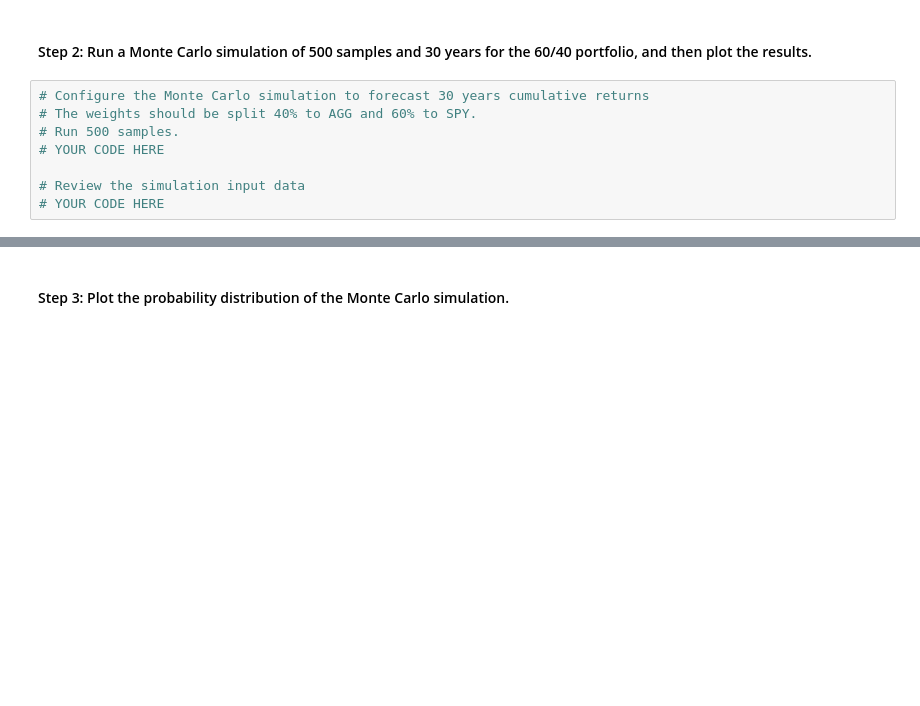
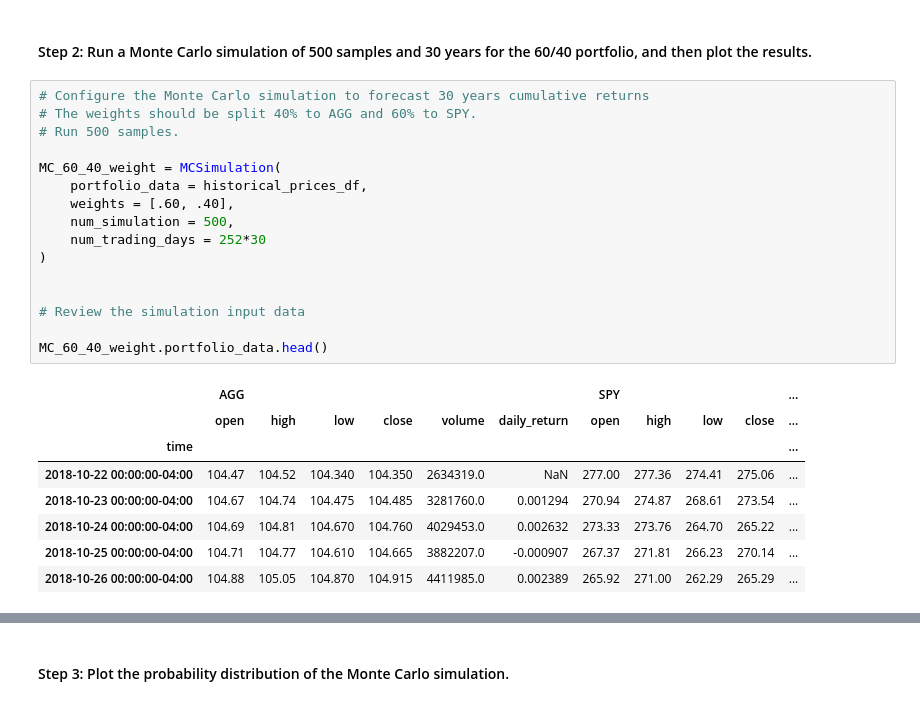
Before and after one commit to lindseyhardouin/Challenge_5, a Jupyter notebook: financial_planning_tools.ipynb, the cells around one changed output, grey strips where cells are left out. Cells and saved outputs as stored; diff of their text form; blank space fills up the shorter version.

```diff
--- a/financial_planning_tools.ipynb
+++ b/financial_planning_tools.ipynb
@@ -504,10 +533,27 @@ In this section, you’ll use the MCForecastTools library to create a Monte Carl
 # %%
 # Configure the Monte Carlo simulation to forecast 30 years cumulative returns
 # The weights should be split 40% to AGG and 60% to SPY.
 # Run 500 samples.
-# YOUR CODE HERE
+
+MC_60_40_weight = MCSimulation(
+    portfolio_data = historical_prices_df,
+    weights = [.60, .40],
+    num_simulation = 500,
+    num_trading_days = 252*30
+)
+
 
 # Review the simulation input data
-# YOUR CODE HERE
+
+MC_60_40_weight.portfolio_data.head()
+# %% [output]
+|  | AGG |  |  |  |  |  | SPY |  |  |  | ... |
+|  | open | high | low | close | volume | daily_return | open | high | low | close | ... |
+| time |  |  |  |  |  |  |  |  |  |  | ... |
+| 2018-10-22 00:00:00-04:00 | 104.47 | 104.52 | 104.340 | 104.350 | 2634319.0 | NaN | 277.00 | 277.36 | 274.41 | 275.06 | ... |
+| 2018-10-23 00:00:00-04:00 | 104.67 | 104.74 | 104.475 | 104.485 | 3281760.0 | 0.001294 | 270.94 | 274.87 | 268.61 | 273.54 | ... |
+| 2018-10-24 00:00:00-04:00 | 104.69 | 104.81 | 104.670 | 104.760 | 4029453.0 | 0.002632 | 273.33 | 273.76 | 264.70 | 265.22 | ... |
+| 2018-10-25 00:00:00-04:00 | 104.71 | 104.77 | 104.610 | 104.665 | 3882207.0 | -0.000907 | 267.37 | 271.81 | 266.23 | 270.14 | ... |
+| 2018-10-26 00:00:00-04:00 | 104.88 | 105.05 | 104.870 | 104.915 | 4411985.0 | 0.002389 | 265.92 | 271.00 | 262.29 | 265.29 | ... |
 # %%
 # Run the Monte Carlo simulation to forecast 30 years cumulative returns
```
Also changed, not shown: parts of 9 cells of this notebook.
